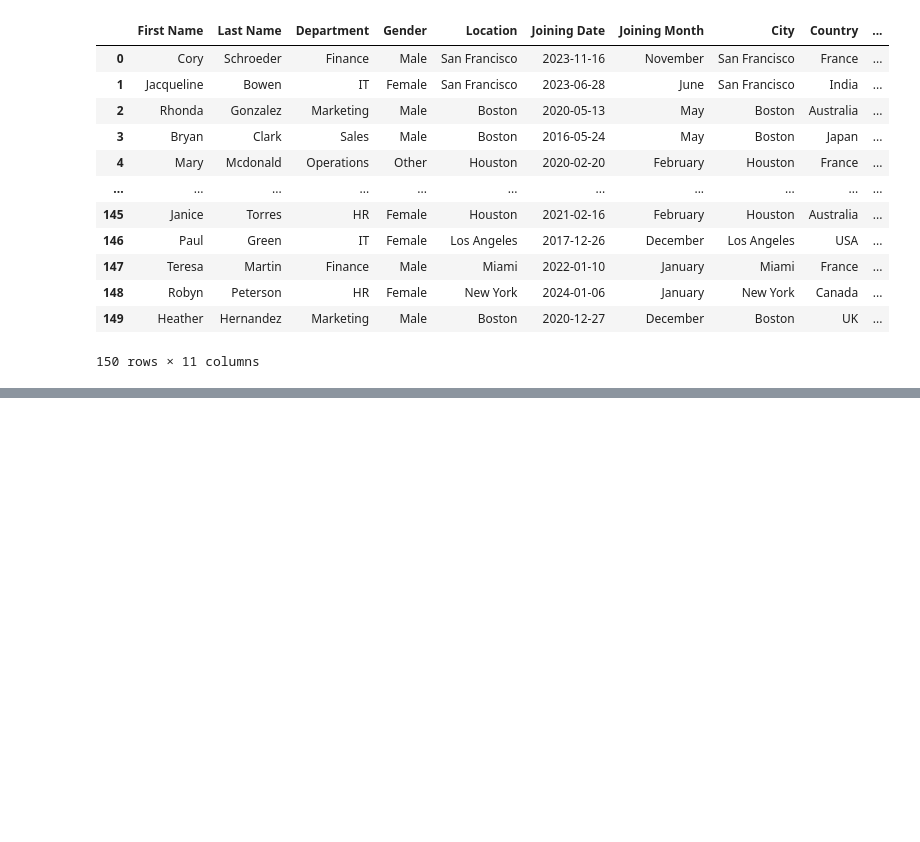
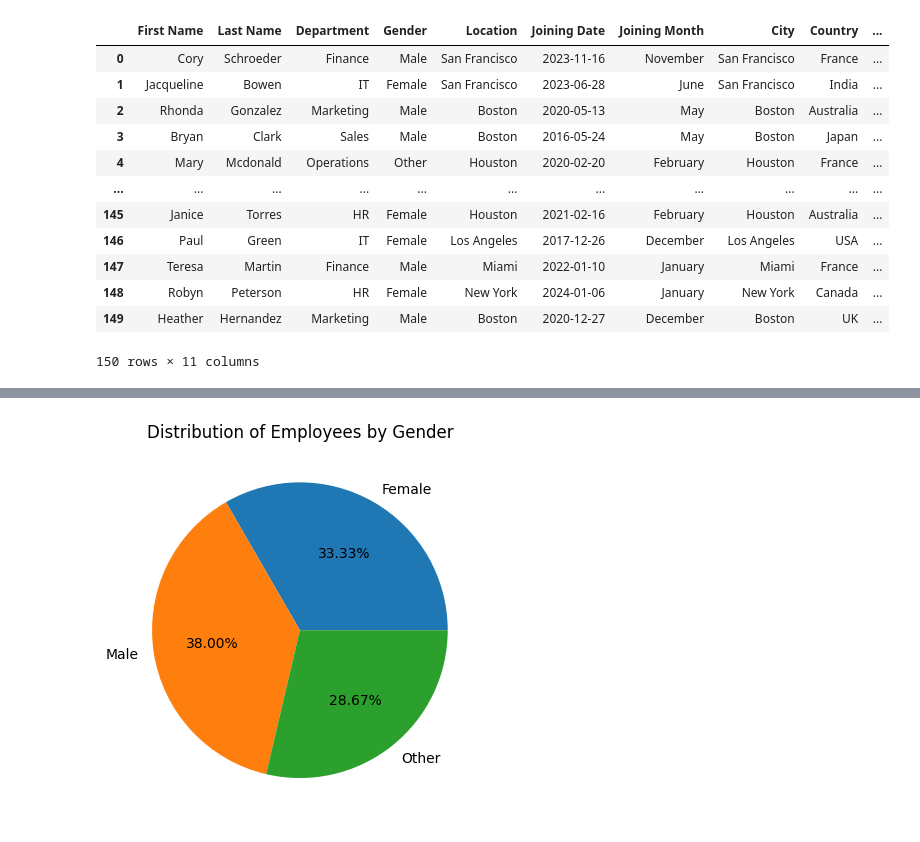
Before and after one commit to vaishnaviPatil1111/Python, a Jupyter notebook: Python_Pandas.ipynb, the cells around one changed output, grey strips where cells are left out. Saved outputs shown, nothing was run; the diff lists cells and outputs as text; code cells hidden in the pictures; blank space fills up the shorter version.

```diff
--- a/Python_Pandas.ipynb
+++ b/Python_Pandas.ipynb
@@ -3111,0 +3129,12 @@ df
+# %%
+# 2.	Plot a pie chart representing the distribution of employees by gender.
+a = df.groupby('Gender')['First Name'].count()
+a.plot(kind='pie',autopct="%1.2f%%")
+
+plt.title('Distribution of Employees by Gender')
+plt.ylabel('')
+
+plt.xticks(rotation=20)
+plt.show()
+# %% [output]
+[figure, added]
```
Also changed, not shown: parts of 6 cells of this notebook.
